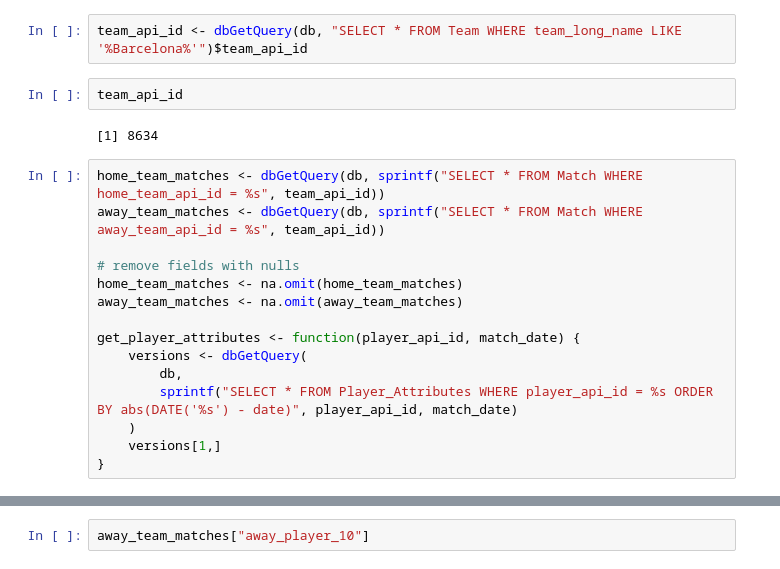
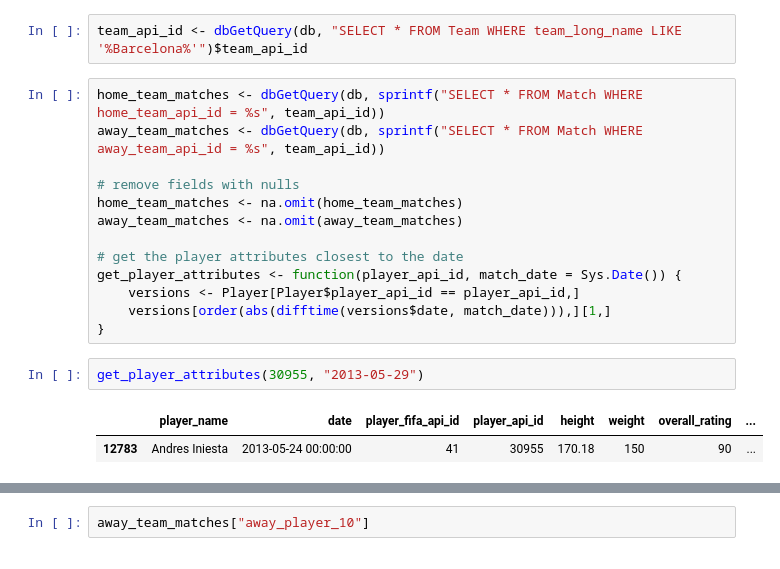
Before and after one commit to alexandruionascu/uvt, a Jupyter notebook: data_analysis_R/Project.ipynb, the cells around one changed output, grey strips where cells are left out. Cells and saved outputs as stored; diff of their text form.

```diff
--- a/data_analysis_R/Project.ipynb
+++ b/data_analysis_R/Project.ipynb
@@ -154,9 +162,5 @@ head(Attribute)
 # %%
 team_api_id <- dbGetQuery(db, "SELECT * FROM Team WHERE team_long_name LIKE '%Barcelona%'")$team_api_id
-# %%
-team_api_id
-# %% [output]
-[1] 8634
 # %%
 home_team_matches <- dbGetQuery(db, sprintf("SELECT * FROM Match WHERE home_team_api_id = %s", team_api_id))
 away_team_matches <- dbGetQuery(db, sprintf("SELECT * FROM Match WHERE away_team_api_id = %s", team_api_id))
@@ -165,13 +169,16 @@ away_team_matches <- dbGetQuery(db, sprintf("SELECT * FROM Match WHERE away_team
 home_team_matches <- na.omit(home_team_matches)
 away_team_matches <- na.omit(away_team_matches)
 
-get_player_attributes <- function(player_api_id, match_date) {
-    versions <- dbGetQuery(
-        db,
-        sprintf("SELECT * FROM Player_Attributes WHERE player_api_id = %s ORDER BY abs(DATE('%s') - date)", player_api_id, match_date)
-    )
-    versions[1,]
+# get the player attributes closest to the date
+get_player_attributes <- function(player_api_id, match_date = Sys.Date()) {
+    versions <- Player[Player$player_api_id == player_api_id,]
+    versions[order(abs(difftime(versions$date, match_date))),][1,]
 }
+# %%
+get_player_attributes(30955, "2013-05-29")
+# %% [output]
+|  | player_name | date | player_fifa_api_id | player_api_id | height | weight | overall_rating | ... |
+| 12783 | Andres Iniesta | 2013-05-24 00:00:00 | 41 | 30955 | 170.18 | 150 | 90 | ... |
 # %%
 all_players <- list()
 for (i in 1:11) {
```
Also changed, not shown: parts of 11 cells of this notebook.
